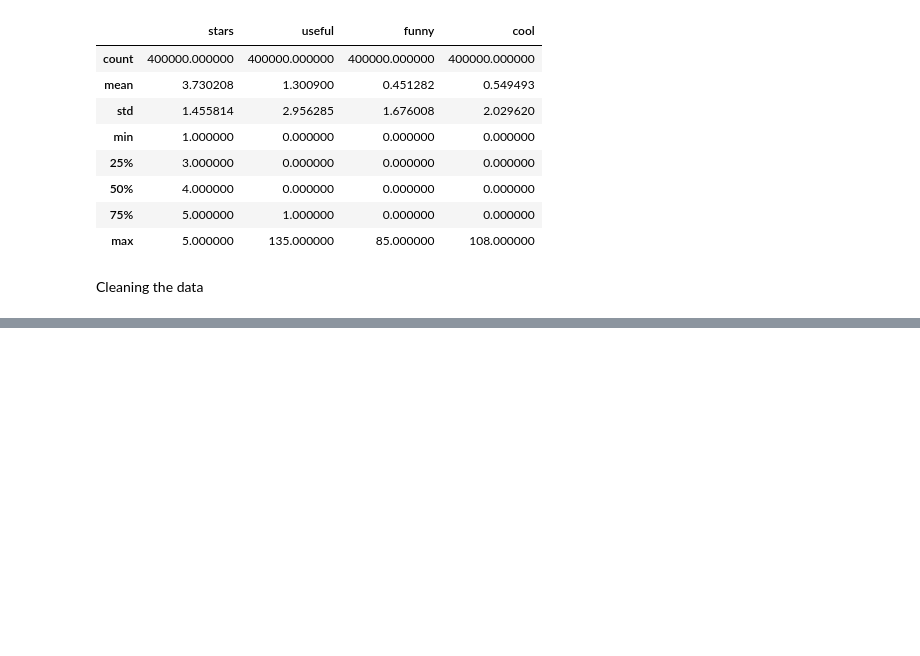
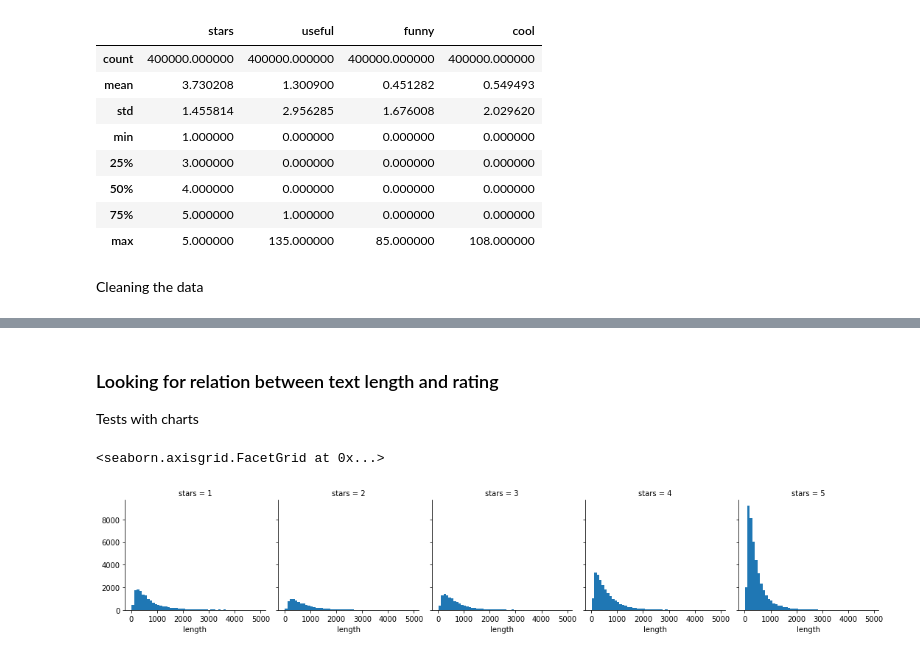
Before and after one commit to Giacky/NLPProject, a Jupyter notebook: Main.ipynb, the cells around one changed output, grey strips where cells are left out. Cells and saved outputs as stored; diff of their text form; code cells hidden in the pictures; blank space fills up the shorter version.

```diff
--- a/Main.ipynb
+++ b/Main.ipynb
@@ -104,0 +134,9 @@ trainLabels = df_train['is_duplicate'].values
+# %% [markdown]
+### Looking for relation between text length and rating
+Tests with charts
+# %%
+g = sns.FacetGrid(data=df_test, col='stars')
+g.map(plt.hist, 'length', bins=50)
+# %% [output]
+<seaborn.axisgrid.FacetGrid at 0x...>
+[figure, added]
```
Also changed, not shown: parts of 11 cells of this notebook.
